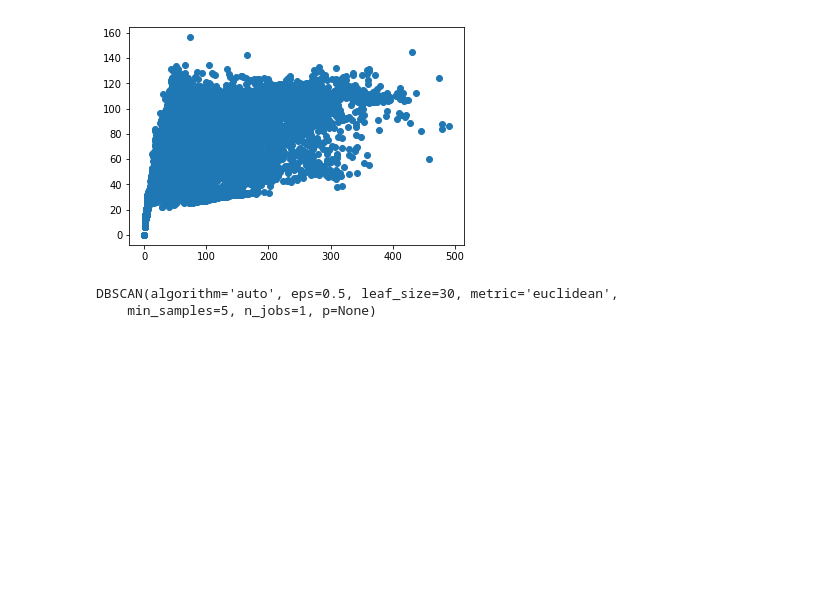
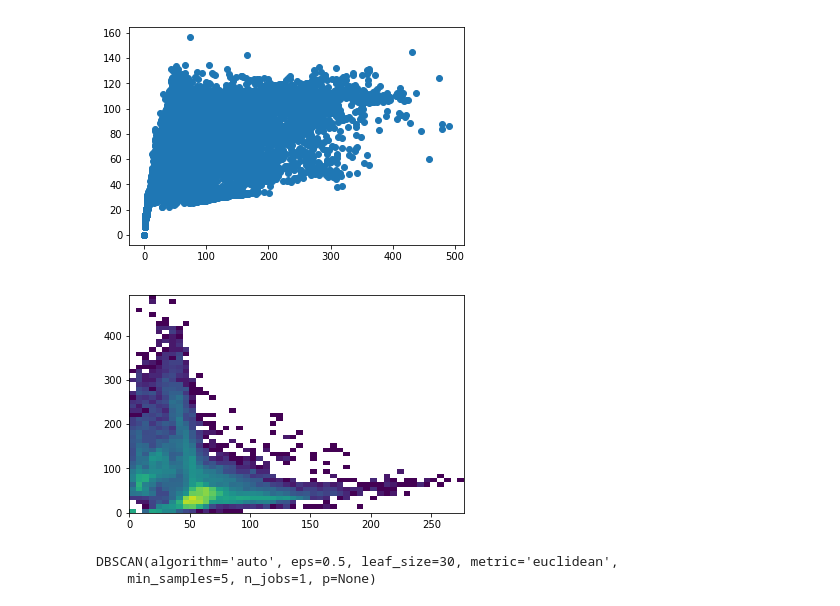
Before and after one commit to djgagne/carbon_export_biomes, a Jupyter notebook: BiomeClusters.ipynb, the cells around one changed output. Cells and saved outputs as stored; diff of their text form; code cells hidden in the pictures; blank space fills up the shorter version.

```diff
--- a/BiomeClusters.ipynb
+++ b/BiomeClusters.ipynb
@@ -100,6 +139,12 @@ plankton_flat_data = {}
 for k,v in plankton_data.items():
     plankton_flat_data[k] = v.ravel()
 plankton_frame = pd.DataFrame(plankton_flat_data)
+plankton_frame_valid = plankton_frame.dropna()
+# %%
+out = plt.hist2d(plankton_frame_valid["spC"], plankton_frame_valid["diatC"], bins=50,
+                 norm=colors.LogNorm(vmin=1, vmax=20000))
+# %% [output]
+[figure, added]
 # %%
 budget_flat_data = {}
 for k,v in budget_data.items():
```
Also changed, not shown: parts of 21 cells of this notebook, 1 other file.
